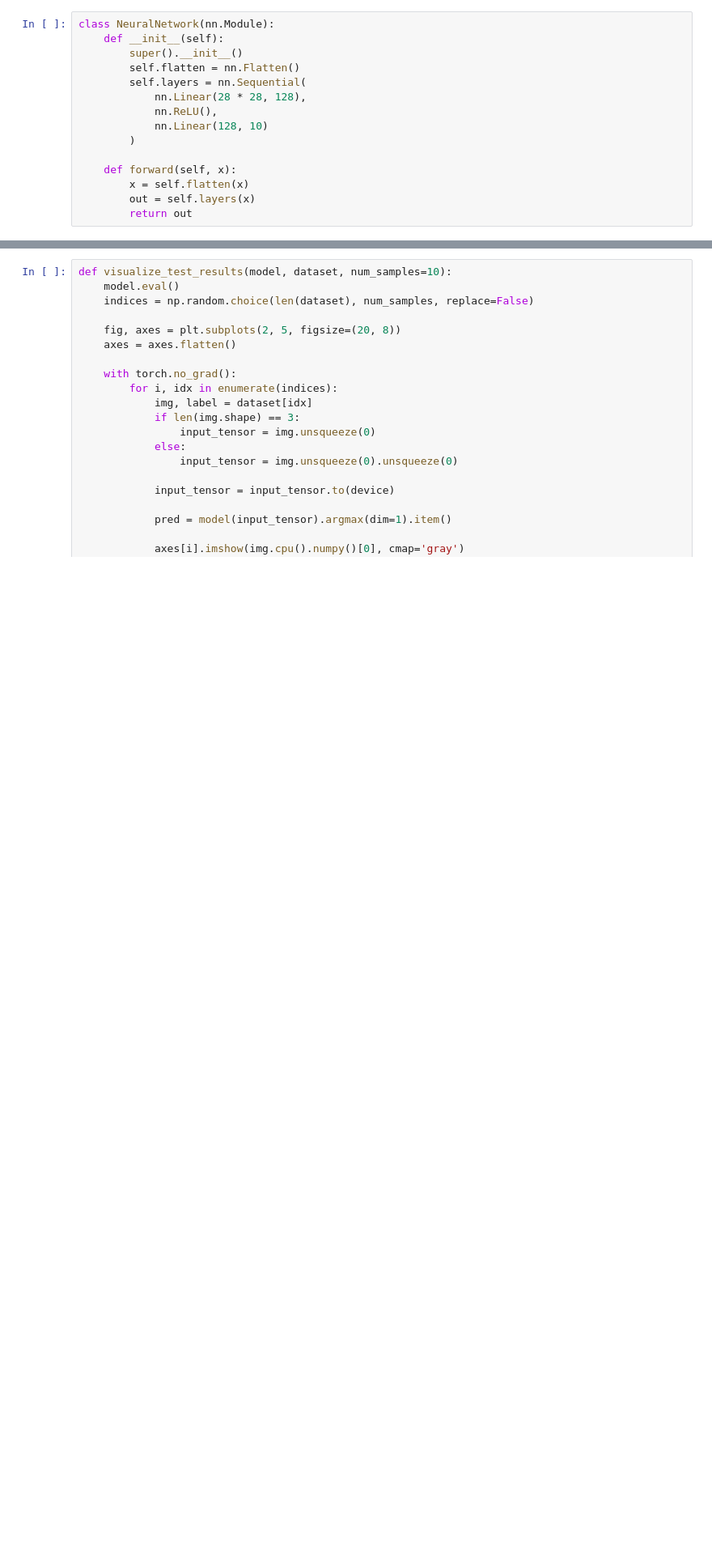
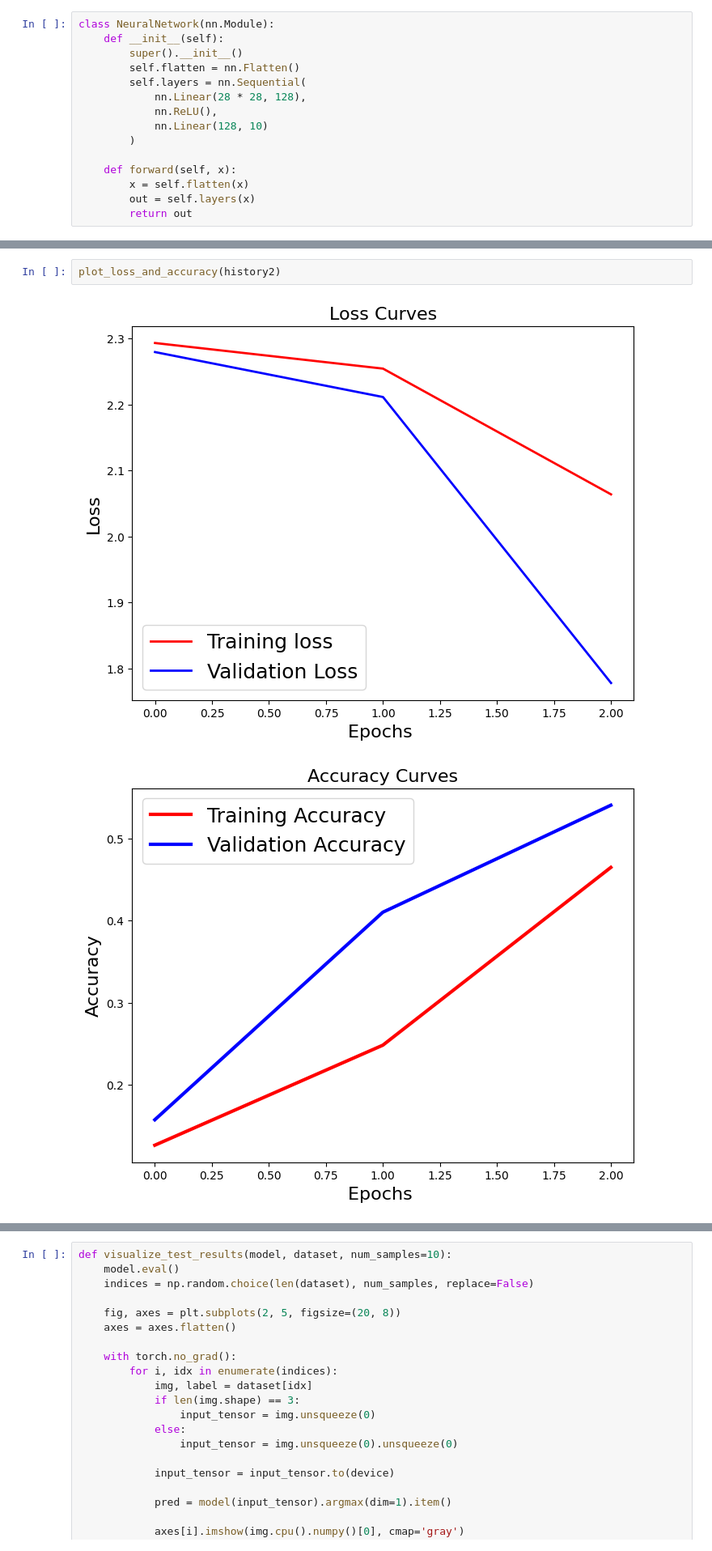
Before and after one commit to VladyslavFS/data-camp-hometasks, a Jupyter notebook: lesson_24/homework.ipynb, the cells around one changed output, grey strips where cells are left out. Shown: that part at 81% size. Cells and saved outputs as stored; diff of their text form; blank space fills up the shorter version.

```diff
--- a/lesson_24/homework.ipynb
+++ b/lesson_24/homework.ipynb
@@ -146,0 +216,5 @@ Test Error:
+# %%
+plot_loss_and_accuracy(history2)
+# %% [output]
+[figure, added]
+[figure, added]
```
Also changed, not shown: parts of 17 cells of this notebook.
